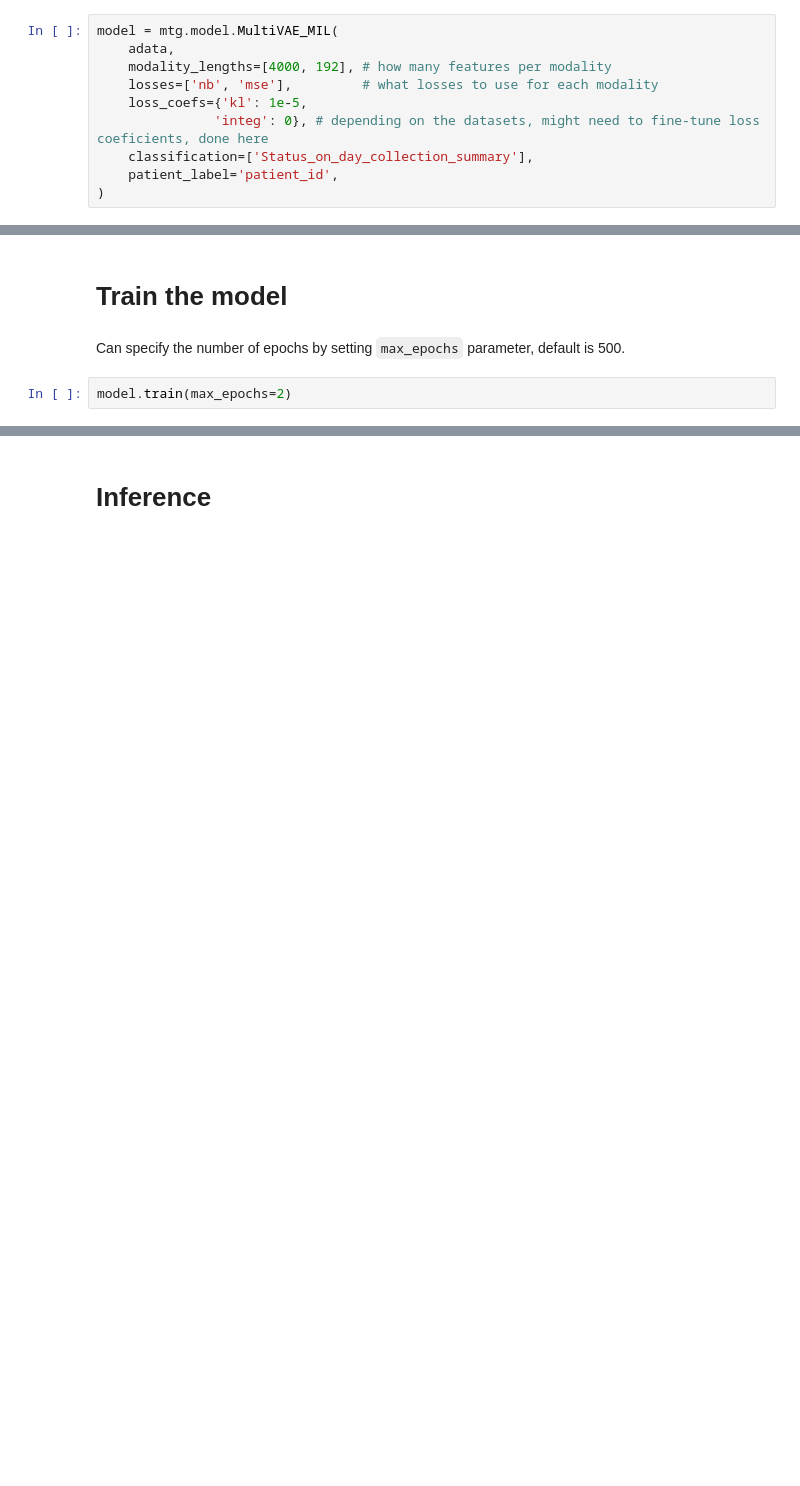
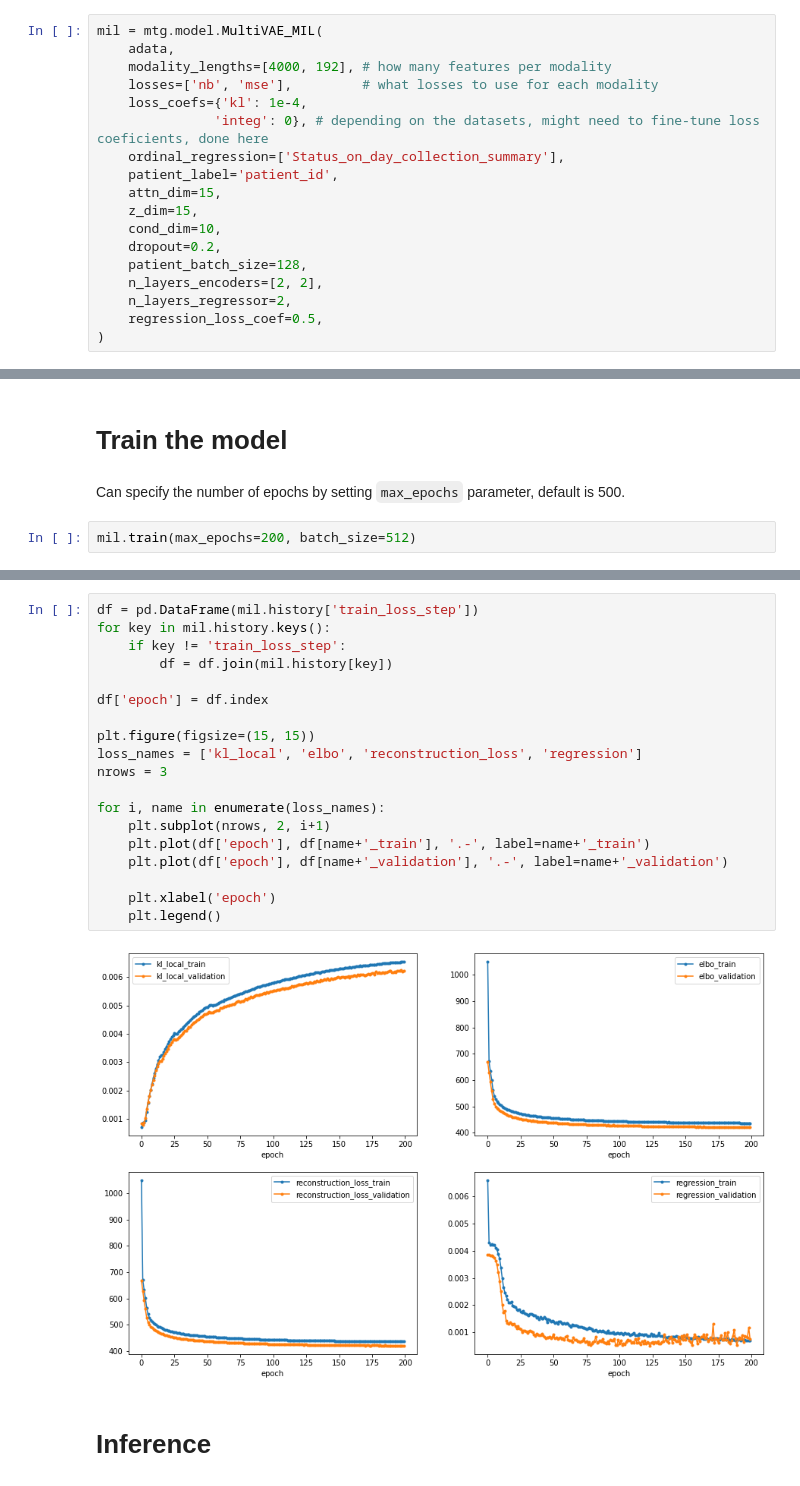
Before and after one commit to theislab/multimil, a Jupyter notebook: notebooks/multimil-query-to-ref-tutorial.ipynb, the cells around one changed output, grey strips where cells are left out. Saved outputs shown, nothing was run; the diff lists cells and outputs as text; blank space fills up the shorter version.

```diff
--- a/notebooks/multimil-query-to-ref-tutorial.ipynb
+++ b/notebooks/multimil-query-to-ref-tutorial.ipynb
@@ -90,12 +95,20 @@ INFO     Please do not further modify adata until model is trained.
 # %% [markdown]
 Define the model here. If using raw counts for RNA-seq, use NB loss (`'nb'`), if normalized counts, use MSE (`'mse'`) for RNA, ADT and ATAC. If using binarized counts for ATAC-seq, use BCE (`'bce'`).
 # %%
-model = mtg.model.MultiVAE_MIL(
+mil = mtg.model.MultiVAE_MIL(
     adata,
     modality_lengths=[4000, 192], # how many features per modality
     losses=['nb', 'mse'],         # what losses to use for each modality
-    loss_coefs={'kl': 1e-5,
+    loss_coefs={'kl': 1e-4,
                'integ': 0}, # depending on the datasets, might need to fine-tune loss coeficients, done here
-    classification=['Status_on_day_collection_summary'],
+    ordinal_regression=['Status_on_day_collection_summary'],
     patient_label='patient_id',
+    attn_dim=15,
+    z_dim=15,
+    cond_dim=10,
+    dropout=0.2,
+    patient_batch_size=128,
+    n_layers_encoders=[2, 2],
+    n_layers_regressor=2,
+    regression_loss_coef=0.5,
 )
@@ -104,7 +119,7 @@ model = mtg.model.MultiVAE_MIL(
 # %% [markdown]
 Can specify the number of epochs by setting `max_epochs` parameter, default is 500.
 # %%
-model.train(max_epochs=2)
+mil.train(max_epochs=200, batch_size=512)
 # %% [output]
 GPU available: True, used: True
 TPU available: False, using: 0 TPU cores
@@ -129,3 +140,24 @@ dict_keys(['train_loss_step', 'train_loss_epoch', 'elbo_train', 'reconstruction_
+# %%
+df = pd.DataFrame(mil.history['train_loss_step'])
+for key in mil.history.keys():
+    if key != 'train_loss_step':
+        df = df.join(mil.history[key])
+
+df['epoch'] = df.index
+
+plt.figure(figsize=(15, 15))
+loss_names = ['kl_local', 'elbo', 'reconstruction_loss', 'regression']
+nrows = 3
+
+for i, name in enumerate(loss_names):
+    plt.subplot(nrows, 2, i+1)
+    plt.plot(df['epoch'], df[name+'_train'], '.-', label=name+'_train')
+    plt.plot(df['epoch'], df[name+'_validation'], '.-', label=name+'_validation')
+
+    plt.xlabel('epoch')
+    plt.legend()
+# %% [output]
+[figure, added]
 # %% [markdown]
 # Inference
 # %% [markdown]
```
Also changed, not shown: parts of 35 cells of this notebook, 10 other files.
